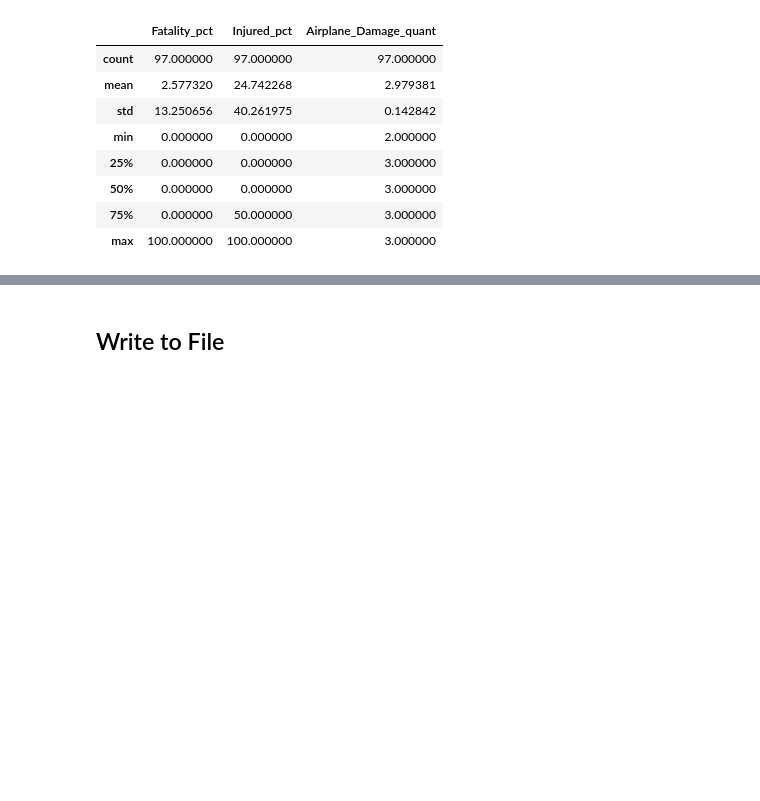
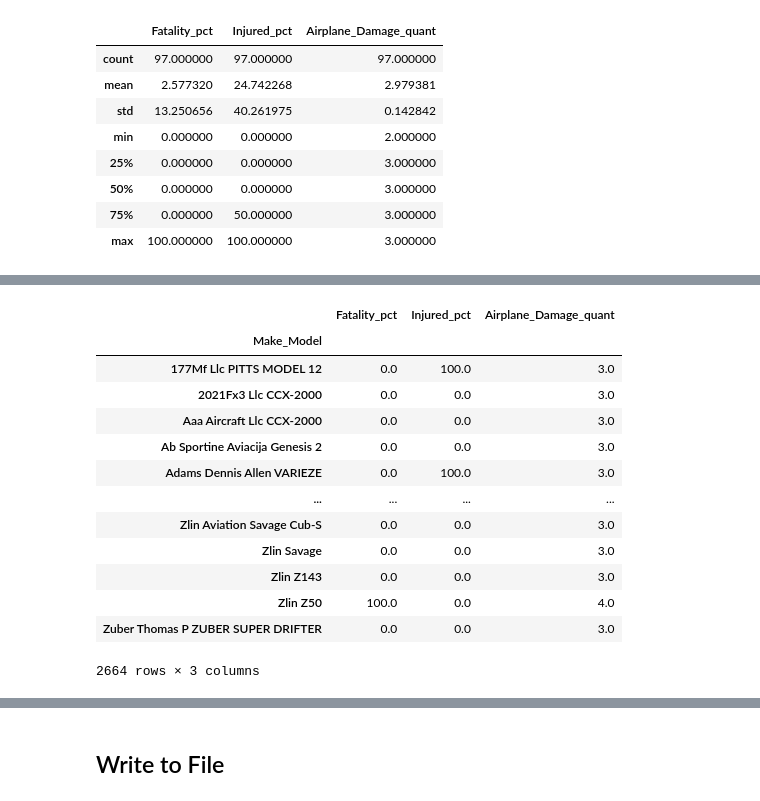
Before and after one commit to Jmanitou/Aviation_Analysis_Report, a Jupyter notebook: Aviation_Analysis_Report.ipynb, the cells around one changed output, grey strips where cells are left out. Drawn from its saved outputs; the diff is of its cells as text; code cells hidden in the pictures; blank space fills up the shorter version.

```diff
--- a/Aviation_Analysis_Report.ipynb
+++ b/Aviation_Analysis_Report.ipynb
@@ -275,0 +363,17 @@ Boeing_fat_pct.describe()
+# %%
+df_outcomes.groupby('Make_Model')[['Fatality_pct', 'Injured_pct', 'Airplane_Damage_quant']].mean()
+# %% [output]
+|  | Fatality_pct | Injured_pct | Airplane_Damage_quant |
+| Make_Model |  |  |  |
+| 177Mf Llc PITTS MODEL 12 | 0.0 | 100.0 | 3.0 |
+| 2021Fx3 Llc CCX-2000 | 0.0 | 0.0 | 3.0 |
+| Aaa Aircraft Llc CCX-2000 | 0.0 | 0.0 | 3.0 |
+| Ab Sportine Aviacija Genesis 2 | 0.0 | 0.0 | 3.0 |
+| Adams Dennis Allen VARIEZE | 0.0 | 100.0 | 3.0 |
+| ... | ... | ... | ... |
+| Zlin Aviation Savage Cub-S | 0.0 | 0.0 | 3.0 |
+| Zlin Savage | 0.0 | 0.0 | 3.0 |
+| Zlin Z143 | 0.0 | 0.0 | 3.0 |
+| Zlin Z50 | 100.0 | 0.0 | 4.0 |
+| Zuber Thomas P ZUBER SUPER DRIFTER | 0.0 | 0.0 | 3.0 |
+2664 rows × 3 columns
```
Also changed, not shown: parts of 14 cells of this notebook.
